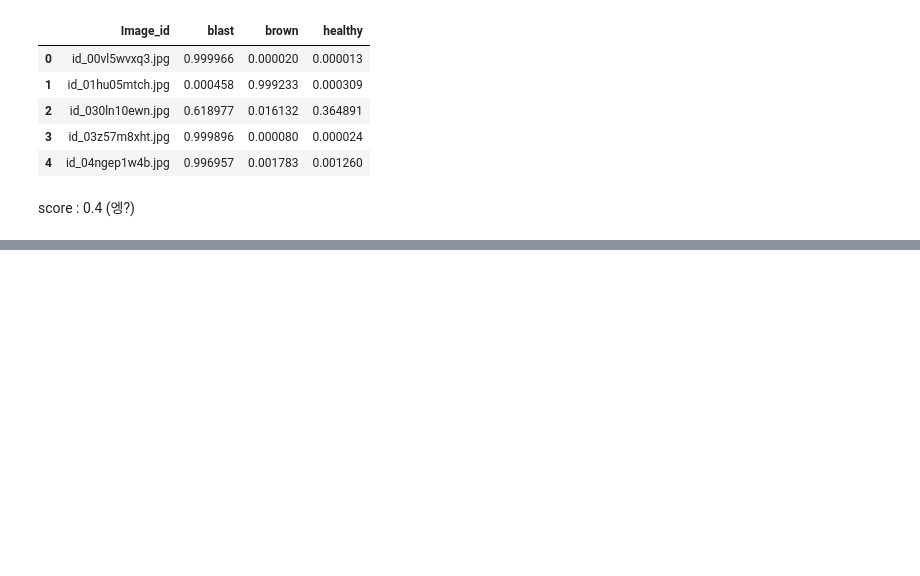
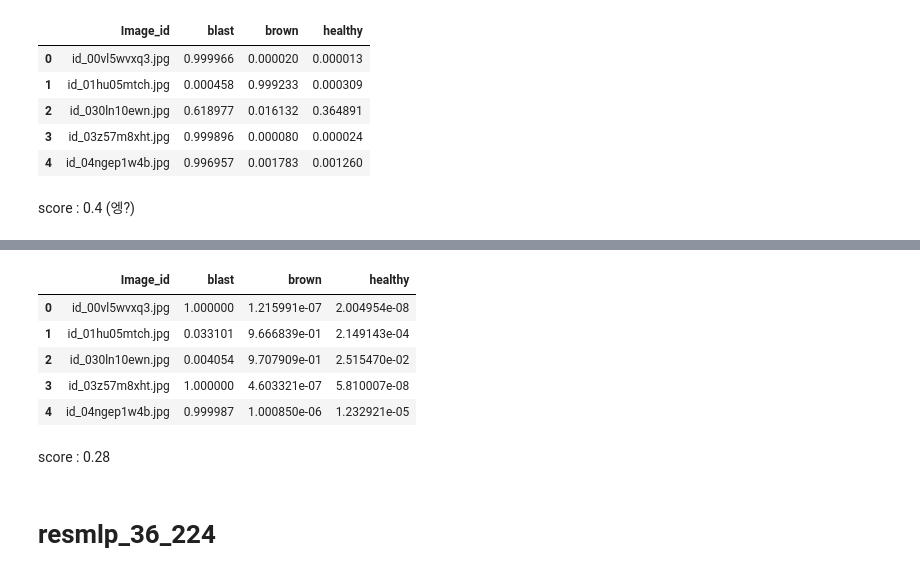
Before and after one commit to DevKor-Team/MRDC-Challenge, a Jupyter notebook: jo/week4.ipynb, the cells around one changed output, grey strips where cells are left out. Cells and saved outputs as stored; diff of their text form; code cells hidden in the pictures; blank space fills up the shorter version.

Commit message:
add several models

```diff
--- a/jo/week4.ipynb
+++ b/jo/week4.ipynb
@@ -1021,0 +1060,2 @@ score : 0.4 (엥?)
+# %%
+inceptionv4_tf = myInceptionv4(3)
@@ -1021,0 +1064,10 @@ score : 0.4 (엥?)
+# %%
+# train
+train_loader, val_loader, test_loader = make_data_loader_with_aug(batch_size=64, size=224)
+device = torch.device("cuda" if torch.cuda.is_available() else "cpu")
+optimizer = optim.Adam(inceptionv4_tf.parameters(), lr=3e-4)
+criterion = nn.CrossEntropyLoss()
+MODEL_DIR = '/content/gdrive/MyDrive/ML/MRDC-competition/models'
+early_stopping = EarlyStopping(patience=5, verbose=True, delta=0.00001, path=os.path.join(MODEL_DIR, "inceptionv4_aug_checkpoint.pt"))
+# %%
+inceptionv4_tf, val_label, val_pred = train_model(device, inceptionv4_tf, train_loader, val_loader, criterion, optimizer, 30, early_stopping)
@@ -1021,0 +1092,17 @@ score : 0.4 (엥?)
+# %%
+test_pred = test_model(device, inceptionv4_tf, test_loader)
+# %%
+ss.loc[:, ['blast', 'brown', 'healthy']] = test_pred
+ss.to_csv("result_inceptionv4_aug.csv", index=False)
+ss.head()
+# %% [output]
+|  | Image_id | blast | brown | healthy |
+| 0 | id_00vl5wvxq3.jpg | 1.000000 | 1.215991e-07 | 2.004954e-08 |
+| 1 | id_01hu05mtch.jpg | 0.033101 | 9.666839e-01 | 2.149143e-04 |
+| 2 | id_030ln10ewn.jpg | 0.004054 | 9.707909e-01 | 2.515470e-02 |
+| 3 | id_03z57m8xht.jpg | 1.000000 | 4.603321e-07 | 5.810007e-08 |
+| 4 | id_04ngep1w4b.jpg | 0.999987 | 1.000850e-06 | 1.232921e-05 |
+# %% [markdown]
+score : 0.28
+# %% [markdown]
+# resmlp_36_224
```
Also changed, not shown: parts of 50 cells of this notebook.
